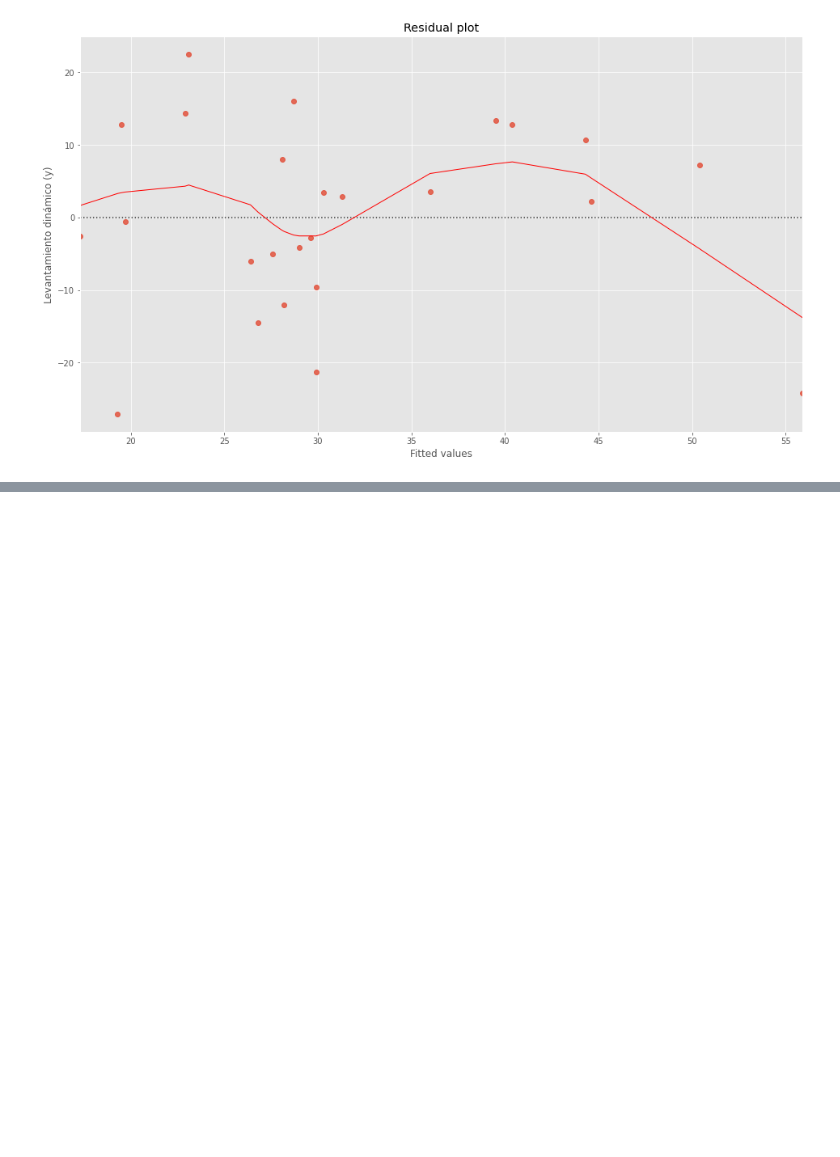
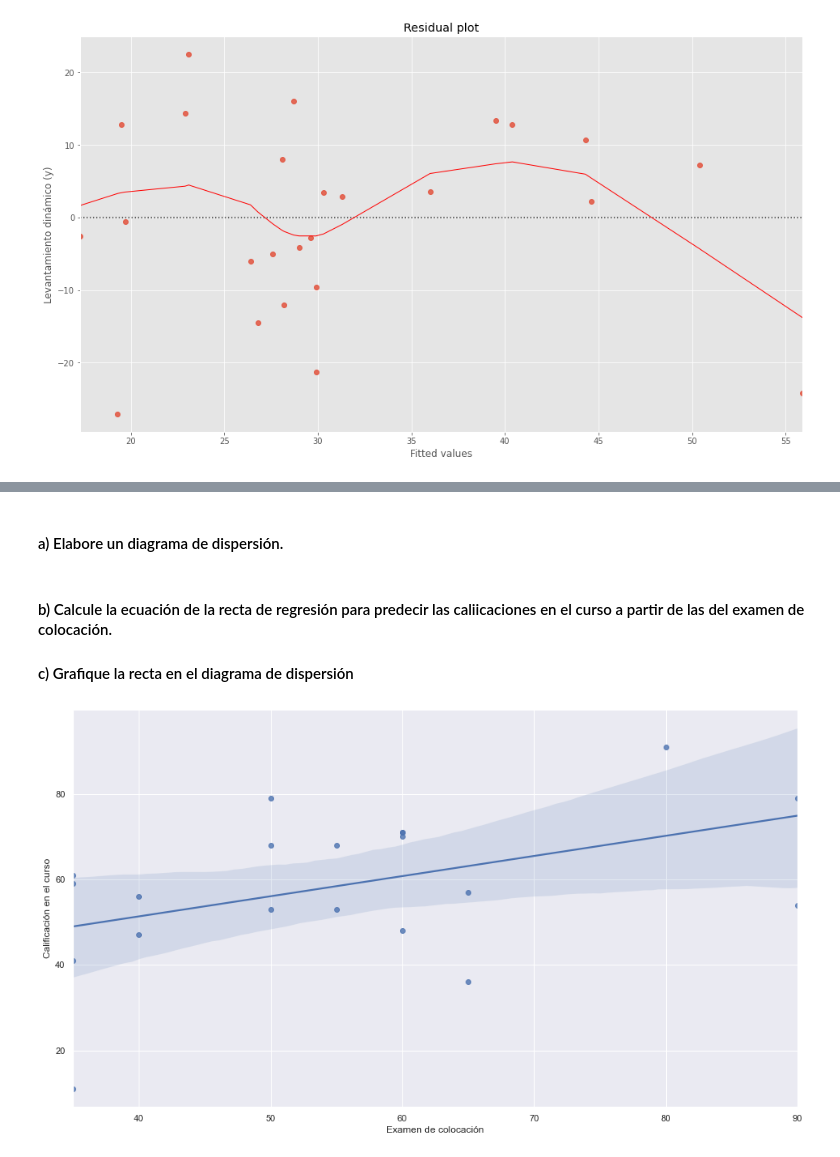
Before and after one commit to papagala/DataScienceMastersDegree, a Jupyter notebook: statistics/notebooks/3-1.ipynb, the cells around one changed output, grey strips where cells are left out. Drawn from its saved outputs; the diff is of its cells as text; code cells hidden in the pictures; blank space fills up the shorter version.

```diff
--- a/statistics/notebooks/3-1.ipynb
+++ b/statistics/notebooks/3-1.ipynb
@@ -140,0 +137,3 @@ Text(0.5, 1.0, 'Residual plot')
+# %%
+df=pd.read_csv("3.11.8.csv")
+df
@@ -140,0 +158,12 @@ Text(0.5, 1.0, 'Residual plot')
+# %% [markdown]
+#### a) Elabore un diagrama de dispersión.
+# %% [markdown]
+#### b) Calcule la ecuación de la recta de regresión para predecir las caliicaciones en el curso a partir de las del examen de colocación.
+
+#### c) Grafique la recta en el diagrama de dispersión
+# %%
+import seaborn as sns; sns.set(color_codes=True)
+tips = sns.load_dataset("tips")
+ax = sns.regplot(x="Examen de colocación", y="Calificación en el curso", data=df)
+# %% [output]
+[figure, added]
```
Also changed, not shown: parts of 17 cells of this notebook, 2 other files.
